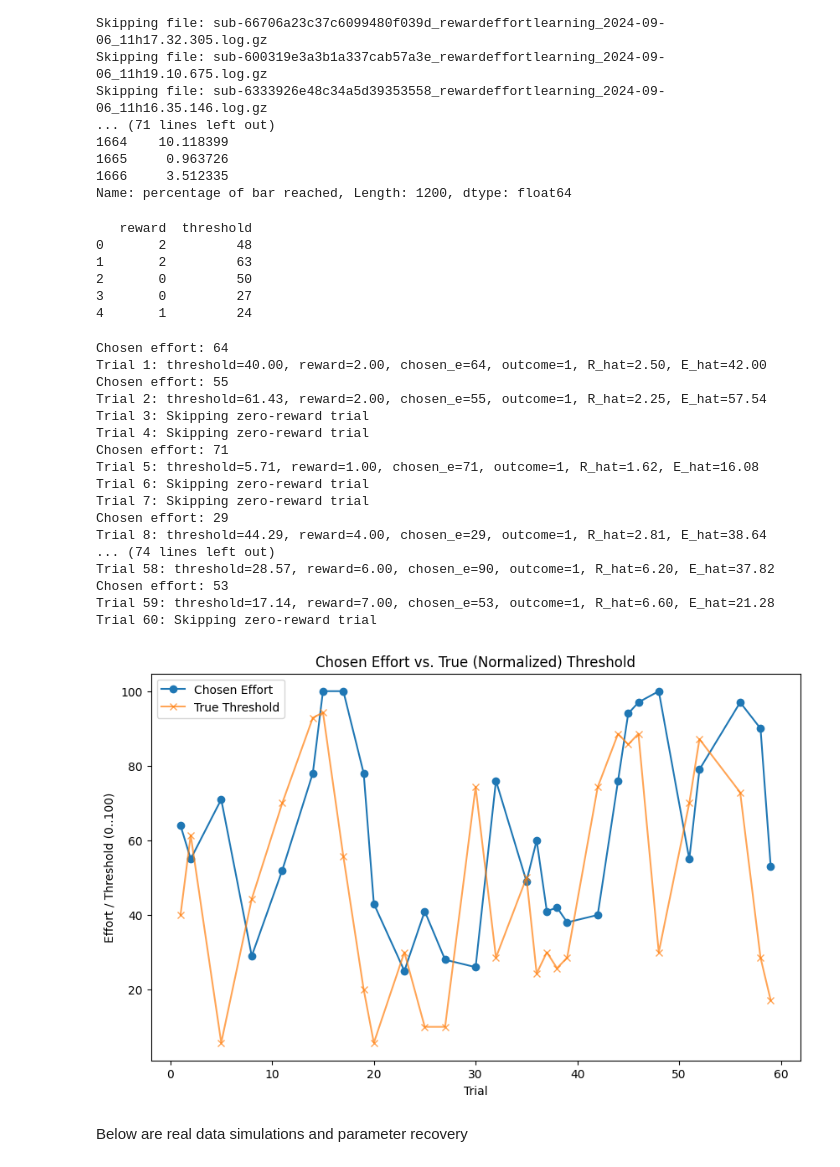
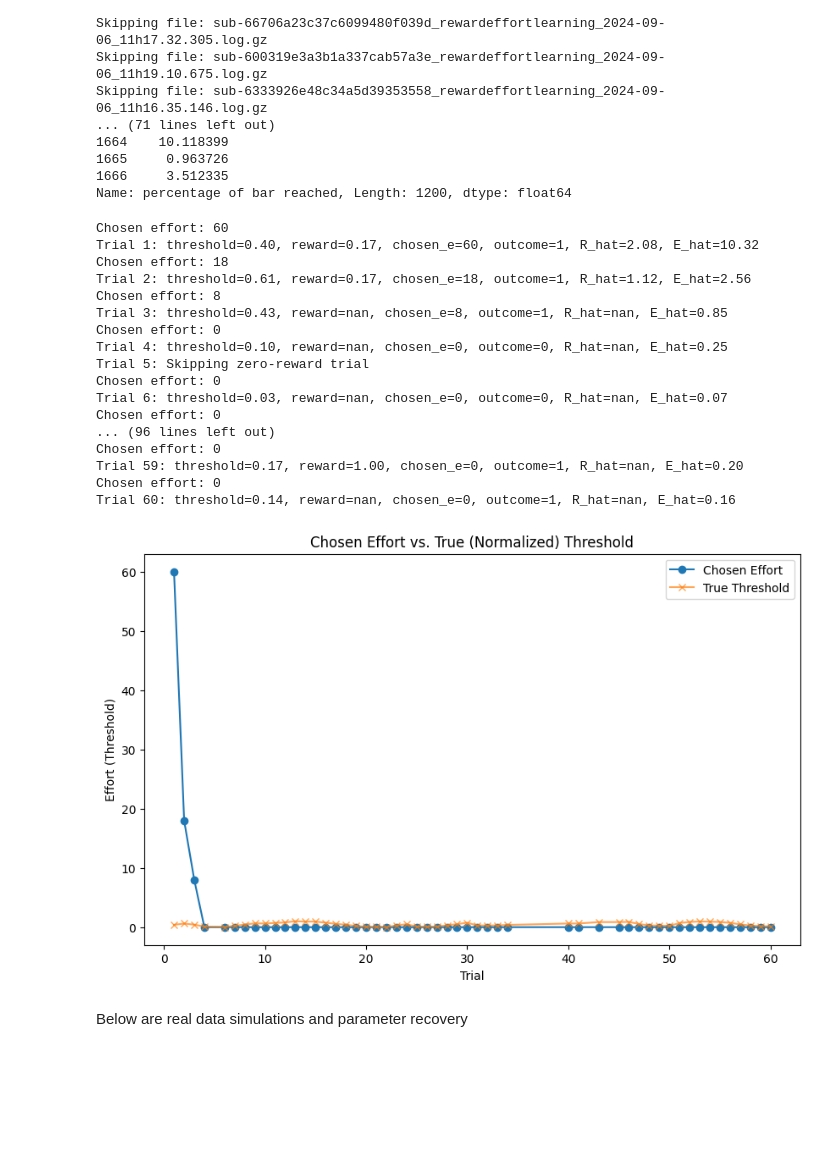
Before and after one commit to amloosen/EffRewLearning-_RLModelSim, a Jupyter notebook: EffortRewardSim_test3.ipynb, the cells around one changed output. Saved outputs shown, nothing was run; the diff lists cells and outputs as text; code cells hidden in the pictures; blank space fills up the shorter version.

```diff
--- a/EffortRewardSim_test3.ipynb
+++ b/EffortRewardSim_test3.ipynb
@@ -86,25 +87,20 @@ Skipping file: sub-6333926e48c34a5d39353558_rewardeffortlearning_2024-09-06_11h1
 Name: percentage of bar reached, Length: 1200, dtype: float64
 # %%
 # Adapt the task_data to match the simulation scripts
-task_data.rename(columns={'Points': 'reward', 'effLevel': 'threshold', 'prolific_id':'id',
-                          'percentage of bar reached':'chosen_effort'}, inplace=True)
+task_data.rename(columns={'Points': 'reward', 'effLevel': 'threshold'}, inplace=True)
 task_data = task_data[['reward', 'threshold']]
-print(task_data.head())
+
+big_dataframe = big_dataframe.dropna(subset=['trials.thisTrialN'])
+big_dataframe.rename(columns={'Points': 'reward', 'effLevel': 'threshold', 'prolific_id':'id',
+                          'percentage of bar reached':'chosen_effort','trials.thisTrialN':'trial'}, inplace=True)
-# %% [output]
-   reward  threshold
-0       2         48
-1       2         63
-2       0         50
-3       0         27
-4       1         24
 # %%
-def normalize_column_to_0_100(dataframe, column_name):
+def normalize_column(dataframe, column_name):
     """
     Rescale the indicated column to [0..100].
     """
     min_val = dataframe[column_name].min()
     max_val = dataframe[column_name].max()
-    scaled = 100.0 * (dataframe[column_name] - min_val) / (max_val - min_val)
+    scaled = (dataframe[column_name] - min_val) / (max_val - min_val) #100.0 *
     return scaled
 # %%
 class RewardLearner:
@@ -112,7 +108,7 @@ class RewardLearner:
     Simple Rescorla-Wagner:
       R_hat[t] = R_hat[t-1] + alpha_r * (R_t - R_hat[t-1])
     """
-    def __init__(self, alpha_r=0.1, init_reward=3.5, sigma_r=0.7):
+    def __init__(self, alpha_r=0.1, init_reward=4, sigma_r=0.7):
         self.alpha_r = alpha_r
         self.R_hat = init_reward
         self.sigma_r = sigma_r
@@ -164,8 +160,9 @@ class EffortDiscounter:
 
         for e in e_values:
             p_success = norm.cdf((e - E_hat)/self.sigma)
-            SV = R_hat - self.kappa * e
-            EU = SV * p_success
+            # SV = R_hat - self.kappa * e#E_hat
+            # EU = SV * p_success
+            EU = p_success*R_hat - self.kappa * e#E_hat
             EU_values.append(EU)
 
         EU_values = np.array(EU_values)
@@ -208,7 +205,7 @@ def simulate_experiment(num_trials=60,
         data['reward'] = (data['reward'] - min_r) / (max_r - min_r)
 
     if normalize_effort:
-        data['threshold'] = normalize_column_to_0_100(data, 'threshold')
+        data['threshold'] = normalize_column(data, 'threshold')
 
     RL = RewardLearner(**reward_learner_params)
     EL = EffortLearner(**effort_learner_params)
@@ -272,62 +269,62 @@ def main():
     # Then we adopt kappa=0.05, sigma=5.0, so high efforts aren't always too costly.
 
     discounter_params = {
-        'kappa': 0.005,   # Lower cost per unit effort
-        'sigma': 5.0,    # Large enough for 0..100 scale
-        'beta': 0.0,     # "Argmax" policy, so beta doesn't matter much
+        'kappa': 0.05,   # Lower cost per unit effort
+        'sigma': 5,    # Large enough for 0..100 scale
+        'beta': 5,     # "Argmax" policy, so beta doesn't matter much
         'policy': 'argmax'
     }
 
     sim_results = simulate_experiment(
         num_trials=60,  # or len(task_data)
-        reward_learner_params={'alpha_r': 0.5, 'init_reward': 3.0},
-        effort_learner_params={'alpha_e': 0.8, 'init_effort': 50.0},
+        reward_learner_params={'alpha_r': 0.5, 'init_reward': 4},
+        effort_learner_params={'alpha_e': 0.8, 'init_effort': 50},
         discounter_params=discounter_params,
         data=task_data,
         ignore_zero_reward=True,
         normalize_reward=False,
-        normalize_effort=True
+        normalize_effort=False
     )
 
     # Quick plot: chosen_effort & threshold
     results_df = pd.DataFrame(sim_results)
     trials = results_df['trial']
     chosen_effort = results_df['chosen_effort']
     threshold = results_df['threshold']
 
     plt.figure(figsize=(10,6))
     plt.plot(trials, chosen_effort, label='Chosen Effort', marker='o')
     plt.plot(trials, threshold, label='True Threshold', marker='x', alpha=0.7)
     plt.xlabel('Trial')
-    plt.ylabel('Effort / Threshold (0..100)')
+    plt.ylabel('Effort (Threshold)')
     plt.title('Chosen Effort vs. True (Normalized) Threshold')
     plt.legend()
     plt.show()
 
 # -------------------------------
 # 8) Run main
 # -------------------------------
 if __name__ == "__main__":
     main()
 # %% [output]
-Chosen effort: 64
-Trial 1: threshold=40.00, reward=2.00, chosen_e=64, outcome=1, R_hat=2.50, E_hat=42.00
-Chosen effort: 55
-Trial 2: threshold=61.43, reward=2.00, chosen_e=55, outcome=1, R_hat=2.25, E_hat=57.54
-Trial 3: Skipping zero-reward trial
-Trial 4: Skipping zero-reward trial
-Chosen effort: 71
-Trial 5: threshold=5.71, reward=1.00, chosen_e=71, outcome=1, R_hat=1.62, E_hat=16.08
-Trial 6: Skipping zero-reward trial
-Trial 7: Skipping zero-reward trial
-Chosen effort: 29
-Trial 8: threshold=44.29, reward=4.00, chosen_e=29, outcome=1, R_hat=2.81, E_hat=38.64
-... (74 lines left out)
-Trial 58: threshold=28.57, reward=6.00, chosen_e=90, outcome=1, R_hat=6.20, E_hat=37.82
-Chosen effort: 53
-Trial 59: threshold=17.14, reward=7.00, chosen_e=53, outcome=1, R_hat=6.60, E_hat=21.28
-Trial 60: Skipping zero-reward trial
+Chosen effort: 60
+Trial 1: threshold=0.40, reward=0.17, chosen_e=60, outcome=1, R_hat=2.08, E_hat=10.32
+Chosen effort: 18
+Trial 2: threshold=0.61, reward=0.17, chosen_e=18, outcome=1, R_hat=1.12, E_hat=2.56
+Chosen effort: 8
+Trial 3: threshold=0.43, reward=nan, chosen_e=8, outcome=1, R_hat=nan, E_hat=0.85
+Chosen effort: 0
+Trial 4: threshold=0.10, reward=nan, chosen_e=0, outcome=0, R_hat=nan, E_hat=0.25
+Trial 5: Skipping zero-reward trial
+Chosen effort: 0
+Trial 6: threshold=0.03, reward=nan, chosen_e=0, outcome=0, R_hat=nan, E_hat=0.07
+Chosen effort: 0
+... (96 lines left out)
+Chosen effort: 0
+Trial 59: threshold=0.17, reward=1.00, chosen_e=0, outcome=1, R_hat=nan, E_hat=0.20
+Chosen effort: 0
+Trial 60: threshold=0.14, reward=nan, chosen_e=0, outcome=1, R_hat=nan, E_hat=0.16
-[figure, old version]
+[figure, new version]
 # %% [markdown]
 Below are real data simulations and parameter recovery
 # %%
```
Also changed, not shown: parts of 2 cells of this notebook, 3 other files.
